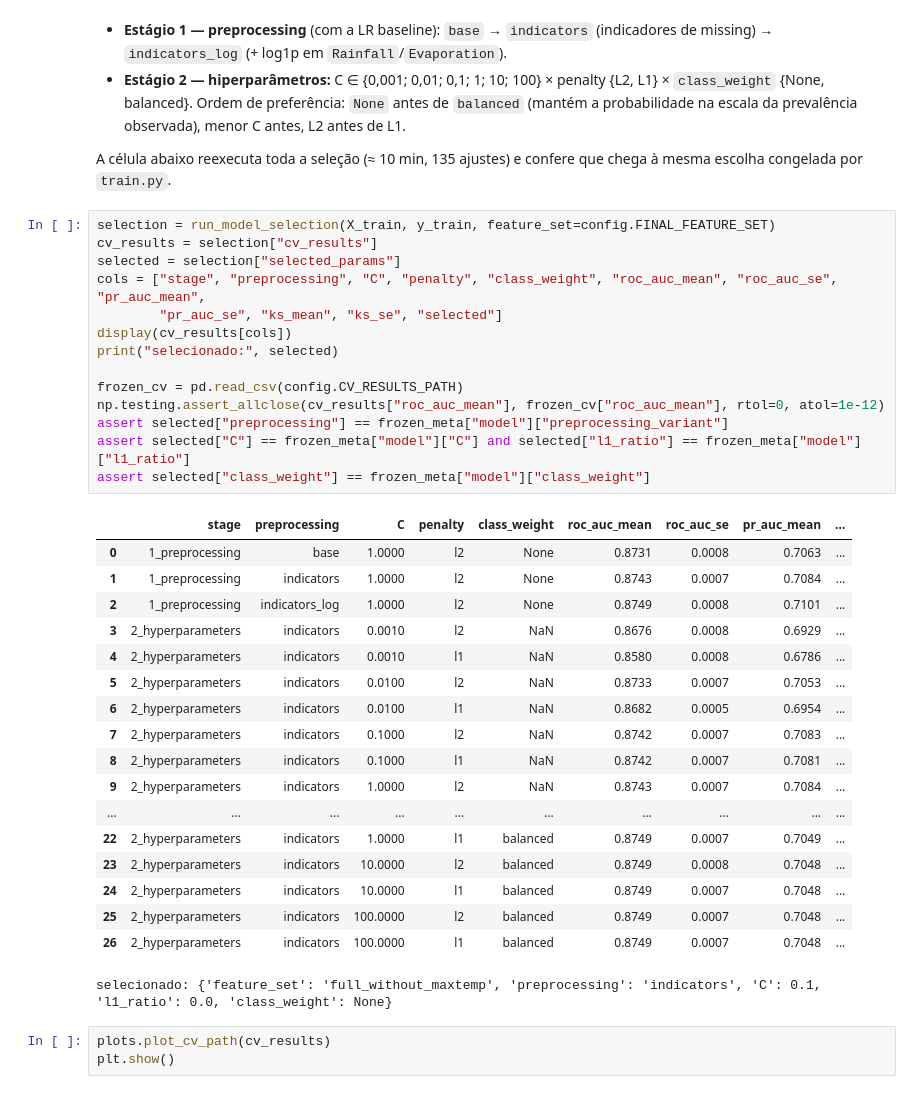
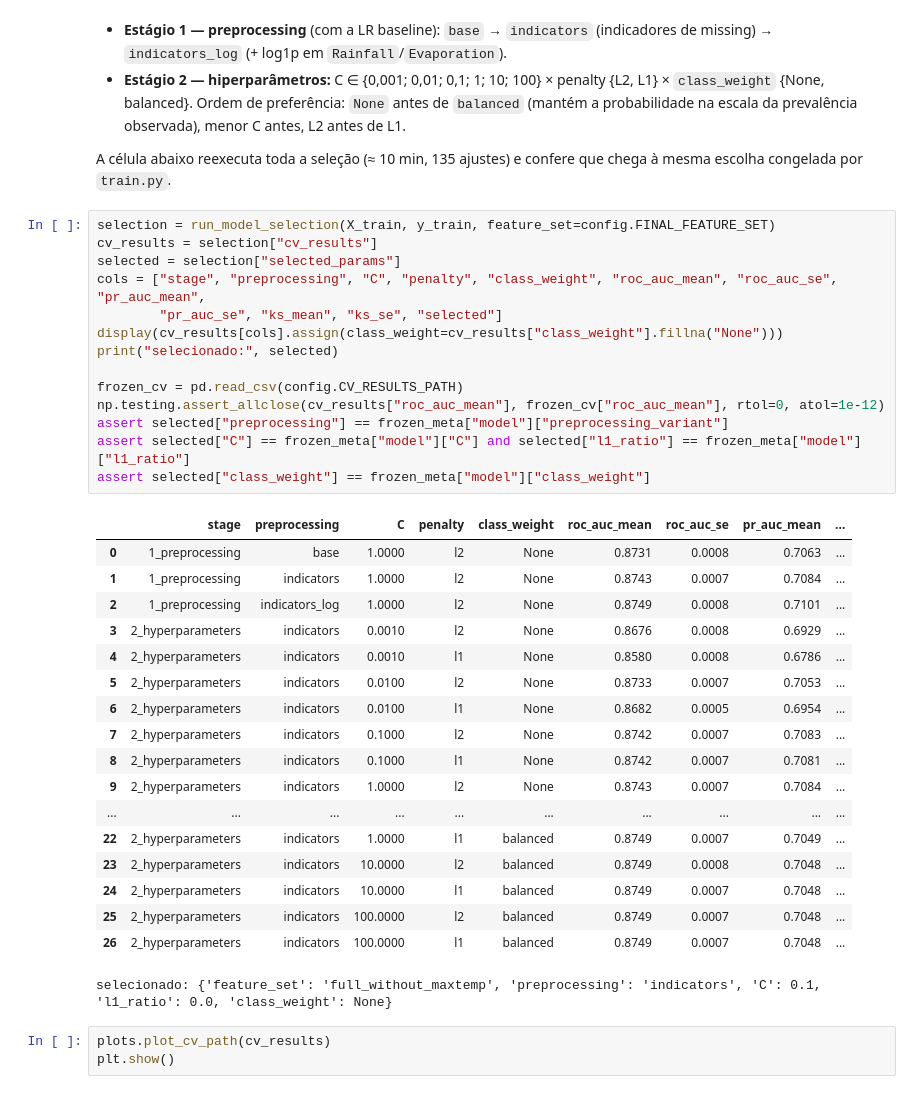
Before and after one commit to JPedroti/rain_tomorrow, a Jupyter notebook: notebooks/01_exploration_modeling.ipynb, the cells around one changed output. Saved outputs shown, nothing was run; the diff lists cells and outputs as text.

```diff
--- a/notebooks/01_exploration_modeling.ipynb
+++ b/notebooks/01_exploration_modeling.ipynb
@@ -469,29 +469,29 @@ A célula abaixo reexecuta toda a seleção (≈ 10 min, 135 ajustes) e confere
 # %%
 selection = run_model_selection(X_train, y_train, feature_set=config.FINAL_FEATURE_SET)
 cv_results = selection["cv_results"]
 selected = selection["selected_params"]
 cols = ["stage", "preprocessing", "C", "penalty", "class_weight", "roc_auc_mean", "roc_auc_se", "pr_auc_mean",
         "pr_auc_se", "ks_mean", "ks_se", "selected"]
-display(cv_results[cols])
+display(cv_results[cols].assign(class_weight=cv_results["class_weight"].fillna("None")))
 print("selecionado:", selected)
 
 frozen_cv = pd.read_csv(config.CV_RESULTS_PATH)
 np.testing.assert_allclose(cv_results["roc_auc_mean"], frozen_cv["roc_auc_mean"], rtol=0, atol=1e-12)
 assert selected["preprocessing"] == frozen_meta["model"]["preprocessing_variant"]
 assert selected["C"] == frozen_meta["model"]["C"] and selected["l1_ratio"] == frozen_meta["model"]["l1_ratio"]
 assert selected["class_weight"] == frozen_meta["model"]["class_weight"]
 # %% [output]
 |  | stage | preprocessing | C | penalty | class_weight | roc_auc_mean | roc_auc_se | pr_auc_mean | ... |
 | 0 | 1_preprocessing | base | 1.0000 | l2 | None | 0.8731 | 0.0008 | 0.7063 | ... |
 | 1 | 1_preprocessing | indicators | 1.0000 | l2 | None | 0.8743 | 0.0007 | 0.7084 | ... |
 | 2 | 1_preprocessing | indicators_log | 1.0000 | l2 | None | 0.8749 | 0.0008 | 0.7101 | ... |
-| 3 | 2_hyperparameters | indicators | 0.0010 | l2 | NaN | 0.8676 | 0.0008 | 0.6929 | ... |
-| 4 | 2_hyperparameters | indicators | 0.0010 | l1 | NaN | 0.8580 | 0.0008 | 0.6786 | ... |
-| 5 | 2_hyperparameters | indicators | 0.0100 | l2 | NaN | 0.8733 | 0.0007 | 0.7053 | ... |
-| 6 | 2_hyperparameters | indicators | 0.0100 | l1 | NaN | 0.8682 | 0.0005 | 0.6954 | ... |
-| 7 | 2_hyperparameters | indicators | 0.1000 | l2 | NaN | 0.8742 | 0.0007 | 0.7083 | ... |
-| 8 | 2_hyperparameters | indicators | 0.1000 | l1 | NaN | 0.8742 | 0.0007 | 0.7081 | ... |
-| 9 | 2_hyperparameters | indicators | 1.0000 | l2 | NaN | 0.8743 | 0.0007 | 0.7084 | ... |
+| 3 | 2_hyperparameters | indicators | 0.0010 | l2 | None | 0.8676 | 0.0008 | 0.6929 | ... |
+| 4 | 2_hyperparameters | indicators | 0.0010 | l1 | None | 0.8580 | 0.0008 | 0.6786 | ... |
+| 5 | 2_hyperparameters | indicators | 0.0100 | l2 | None | 0.8733 | 0.0007 | 0.7053 | ... |
+| 6 | 2_hyperparameters | indicators | 0.0100 | l1 | None | 0.8682 | 0.0005 | 0.6954 | ... |
+| 7 | 2_hyperparameters | indicators | 0.1000 | l2 | None | 0.8742 | 0.0007 | 0.7083 | ... |
+| 8 | 2_hyperparameters | indicators | 0.1000 | l1 | None | 0.8742 | 0.0007 | 0.7081 | ... |
+| 9 | 2_hyperparameters | indicators | 1.0000 | l2 | None | 0.8743 | 0.0007 | 0.7084 | ... |
 | ... | ... | ... | ... | ... | ... | ... | ... | ... | ... |
 | 22 | 2_hyperparameters | indicators | 1.0000 | l1 | balanced | 0.8749 | 0.0007 | 0.7049 | ... |
 | 23 | 2_hyperparameters | indicators | 10.0000 | l2 | balanced | 0.8749 | 0.0008 | 0.7048 | ... |
```
Also changed, not shown: parts of 23 cells of this notebook, 16 other files.
